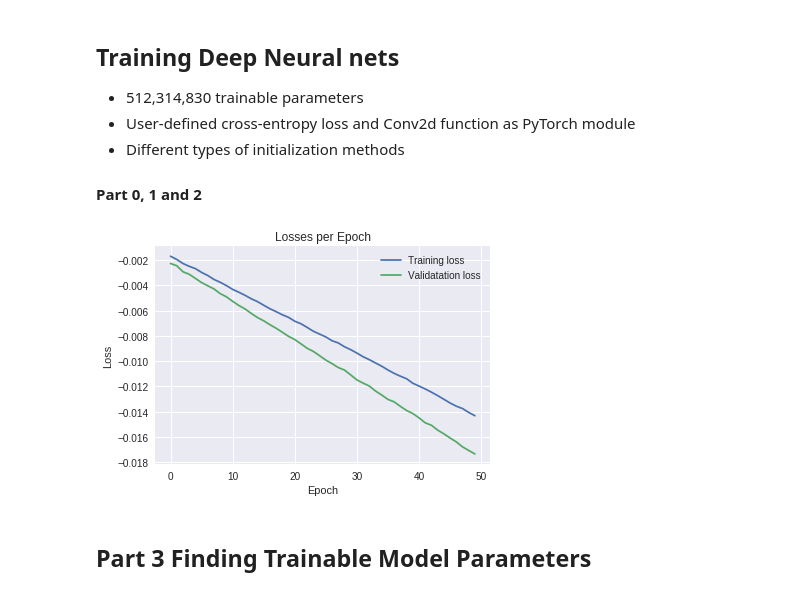
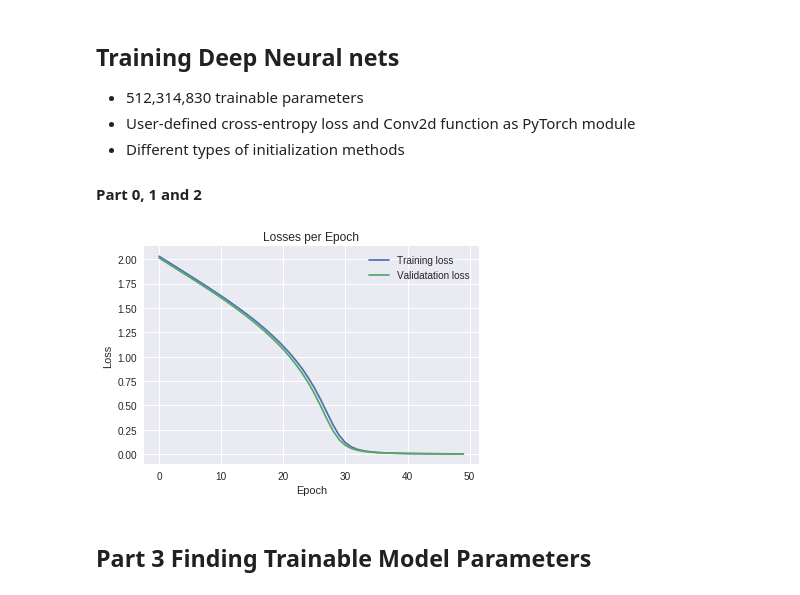
Before and after one commit to aadeshnpn/cs501r, a Jupyter notebook: Lab3.ipynb, the cells around one changed output. Drawn from its saved outputs; the diff is of its cells as text; code cells hidden in the pictures.

```diff
--- a/Lab3.ipynb
+++ b/Lab3.ipynb
@@ -70,21 +76,24 @@ class CrossEntropyLoss(nn.Module):
 
   def forward(self, input, target):
     # Computing the exponent function
-    expval = torch.exp(input)
+    norminput = input - torch.max(input , (1), keepdim=True)[0]
+    expval = torch.exp(norminput)
     # Find the softmax
     softmax =  expval / (torch.sum(expval, (1), keepdim=True))
     # Find the predicted values
     indx = torch.argmax(softmax, dim=1)
     b = range(softmax.shape[0])
     # Find the score related to the predicted values
-    score = expval[b, indx]
+    score = softmax[b, indx]
     # Find how many prediction matched
-    match = indx == target
+    match = indx != target
     match = match.type(torch.cuda.FloatTensor)
-    # Compute loss
-    loss = (match * torch.log(score)) * -1 #+ (1-match) * torch.log(1-score) * -1
+    # Compute sparce cross entropy loss
+    loss = (match * torch.log(score))
+    #print (score)
+    #pdb.set_trace()
     # Return loss
-    return torch.mean(loss)
+    return -torch.mean(loss)
 
 
   def extra_repr(self):
@@ -92,7 +101,7 @@ class CrossEntropyLoss(nn.Module):
 
 
 class Conv2d(nn.Module):
-  def __init__(self, in_channels, out_channels, kernel_size, stride=1, padding=0, dilation=1, groups=1, bias=True, intiweight='ot'):
+  def __init__(self, in_channels, out_channels, kernel_size, stride=1, padding=0, dilation=1, groups=1, bias=True, intiweight='he'):
     ## Three types of init possible: he, uf, ot
     # self.init_params = locals()
     self.__dict__.update(locals())
@@ -142,9 +151,9 @@ class ConvNetwork(nn.Module):
         # Experimented with a big Neural net to train more than million
         # parameter
         self.conv = nn.Sequential(
-            Conv2d(1, 16, kernel_size=(3,3), padding=1),
+            nn.Conv2d(1, 16, kernel_size=(3,3), padding=1),
             nn.ReLU(),
-            Conv2d(16, 32, kernel_size=(3,3), padding=1),
+            nn.Conv2d(16, 32, kernel_size=(3,3), padding=1),
             nn.ReLU(),
             nn.MaxPool2d(kernel_size=2, stride=2),
             nn.Conv2d(32, 64, kernel_size=(3,3), padding=1),
@@ -194,7 +203,7 @@ class FashionMNISTProcessedDataset(Dataset):
         return x, y
 
     def __len__(self):
-        return 1024 #len(self.data)
+        return 2048 #len(self.data)
 
 
 # Ploting the train loss
@@ -306,34 +315,34 @@ for epoch in range(50):
         # Propagate the loss backward. Backprop
         loss.backward()
 
         #print (epoch, loss, loss1)
         # Update the weights
         optimizer.step()
 
         # Set the tqdm params
         loop.set_description('loss:{:.4f}'.format(loss.item()))
         loop.update(1)
 
         # Append the loss to compute the average
         batch_losses.append(loss)
 
     # Call the validatation step
     valid_loss = validatation_loop()
 
     # Compute average loss for that batch
     loss = torch.mean(torch.tensor(batch_losses))
 
     # Append the average loss to draw graph
     losses.append(loss)
     valid_losses.append(valid_loss)
 
 # Close the loop display
 loop.close()
 
 # Draw the plot
 plot_both_loss(losses, valid_losses)
 # %% [output]
-[figure, old version]
+[figure, new version]
 # %% [markdown]
 ## Part 3 Finding Trainable Model Parameters
 # %%
```
Also changed, not shown: parts of 3 cells of this notebook.
